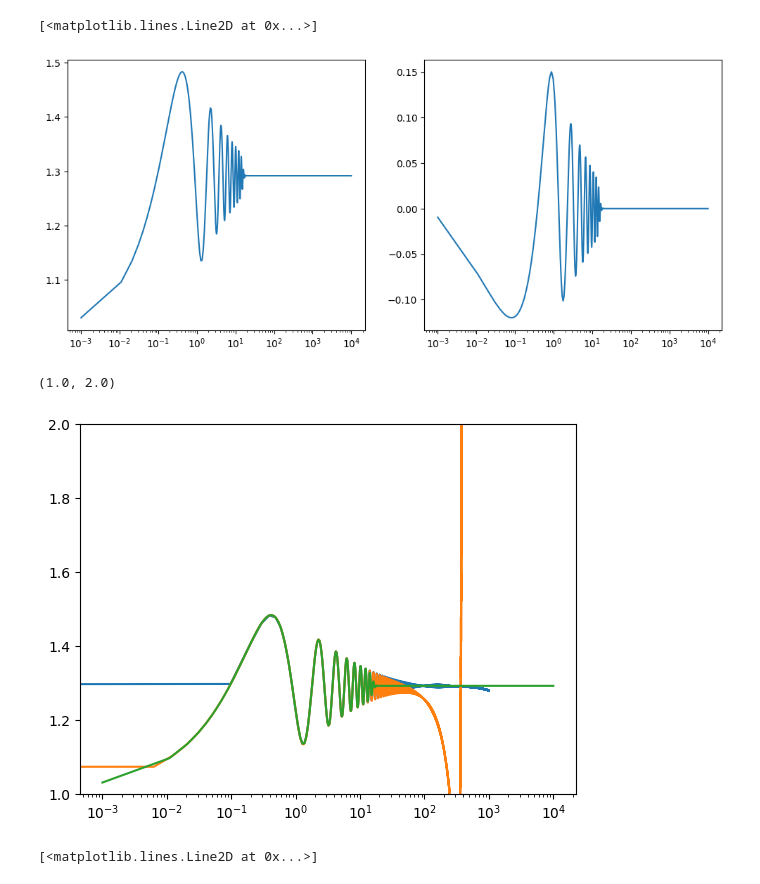
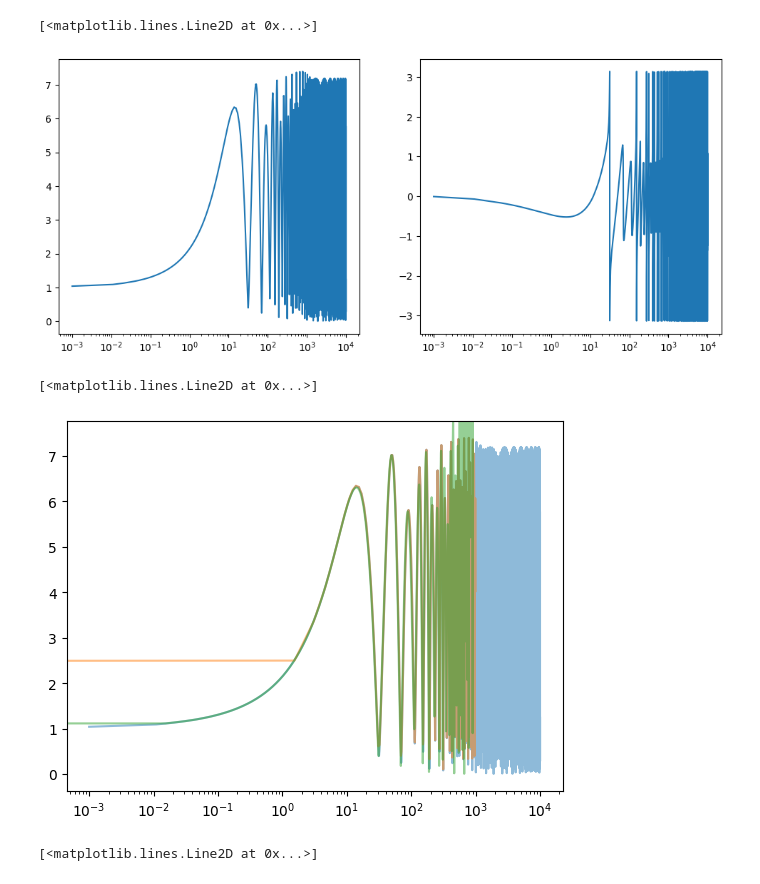
Before and after one commit to mhycheung/glworia, a Jupyter notebook: load_interp_simple.ipynb, the cells around one changed output. Cells and saved outputs as stored; diff of their text form; code cells hidden in the pictures.

```diff
--- a/load_interp_simple.ipynb
+++ b/load_interp_simple.ipynb
@@ -45,8 +45,8 @@ interpolators = load_interpolators('./interpolation', **settings)
 # %%
 w_interp = np.linspace(0.001, 1e4, 10**6)
 # %%
-y_interp = 1.5
-lp_interp = 0.
+y_interp = 0.1
+lp_interp = 0.2
 # %%
 F, F_g, partitions, T_im, mu_im, u0, u1, u2, u3, um, w1, F1, w2, F2 = F_interp(w_interp, y_interp, lp_interp, interpolators, settings,
              return_geom = True,
@@ -81,23 +58,24 @@ axs[0].semilogx(w_interp, np.abs(F))
 axs[1].semilogx(w_interp, np.angle(F))
 # %% [output]
 [<matplotlib.lines.Line2D at 0x...>]
-[figure, old version]
+[figure, new version]
 # %%
 # cut at 1e3
 
 F1_cut = F1[w1 < 1e3]
 w1_cut = w1[w1 < 1e3]
 F2_cut = F2[w2 < 1e3]
 w2_cut = w2[w2 < 1e3]
 
-plt.semilogx(w1_cut, np.abs(F1_cut))
-plt.semilogx(w2_cut, np.abs(F2_cut))
-plt.semilogx(w_interp, np.abs(F))
+plt.semilogx(w_interp, np.abs(F), alpha = 0.5)
+plt.xlim(*plt.xlim())
+plt.ylim(*plt.ylim())
 
-plt.ylim(1, 2)
+plt.semilogx(w1_cut, np.abs(F1_cut), alpha = 0.5)
+plt.semilogx(w2_cut, np.abs(F2_cut), alpha = 0.5)
 # %% [output]
-(1.0, 2.0)
+[<matplotlib.lines.Line2D at 0x...>]
-[figure, old version]
+[figure, new version]
 # %%
 plt.semilogx(w1_cut, np.angle(F1_cut))
 plt.semilogx(w2_cut, np.angle(F2_cut))
```
Also changed, not shown: parts of 6 cells of this notebook, 6 other files.
